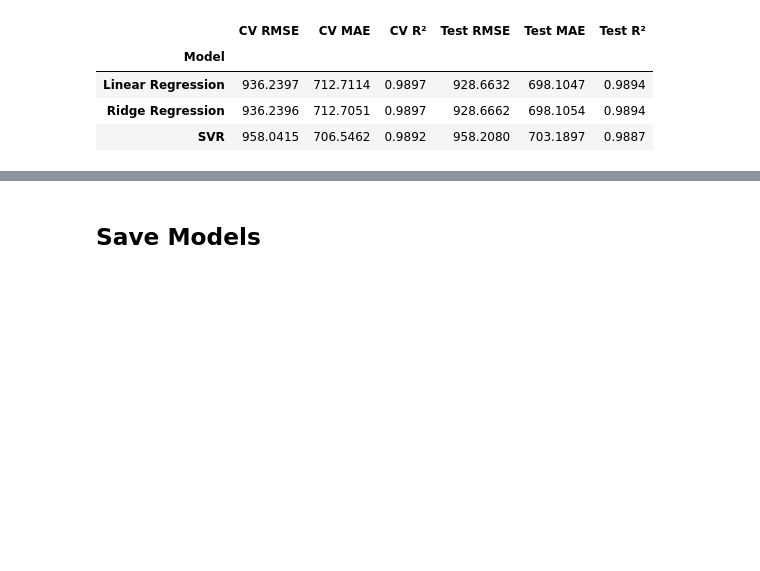
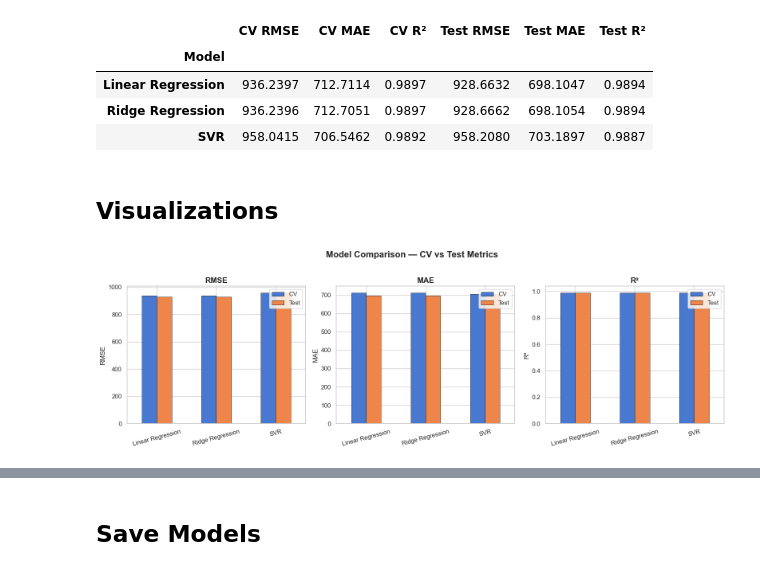
Before and after one commit to HelloPenguin1/Paddy_Yield_Prediction, a Jupyter notebook: model_training/05_baseline_traditional_models.ipynb, the cells around one changed output, grey strips where cells are left out. Drawn from its saved outputs; the diff is of its cells as text; code cells hidden in the pictures; blank space fills up the shorter version.

Commit message:
add reports

```diff
--- a/model_training/05_baseline_traditional_models.ipynb
+++ b/model_training/05_baseline_traditional_models.ipynb
@@ -11,16 +11,21 @@ import joblib
 import os
 import warnings
 
+import matplotlib.pyplot as plt
+import seaborn as sns
+
 from sklearn.model_selection import train_test_split, KFold, cross_validate, GridSearchCV
 from sklearn.linear_model import LinearRegression, Ridge
 from sklearn.svm import SVR
 from sklearn.metrics import mean_squared_error, mean_absolute_error, r2_score
 
 warnings.filterwarnings("ignore")
+sns.set_theme(style="whitegrid", palette="muted")
 
 RANDOM_SEED = 42
 DATA_PATH = os.path.join("..", "data", "after_Feature_Selection", "rf_selected_classic.csv")
 MODELS_DIR = os.path.join("..", "models")
+REPORTS_DIR = os.path.join("..", "reports")
 TARGET_COL = "Paddy yield(in Kg)"
 
 os.makedirs(MODELS_DIR, exist_ok=True)
@@ -178,3 +183,23 @@ results_df.style.format("{:.4f}").highlight_min(
 | Linear Regression | 936.2397 | 712.7114 | 0.9897 | 928.6632 | 698.1047 | 0.9894 |
 | Ridge Regression | 936.2396 | 712.7051 | 0.9897 | 928.6662 | 698.1054 | 0.9894 |
 | SVR | 958.0415 | 706.5462 | 0.9892 | 958.2080 | 703.1897 | 0.9887 |
+# %% [markdown]
+## Visualizations
+# %%
+fig, axes = plt.subplots(1, 3, figsize=(16, 5))
+
+for ax, (metric, higher_better) in zip(axes, [("RMSE", False), ("MAE", False), ("R²", True)]):
+    cv_col, test_col = f"CV {metric}", f"Test {metric}"
+    plot_df = results_df[[cv_col, test_col]].rename(columns={cv_col: "CV", test_col: "Test"})
+    plot_df.plot.bar(ax=ax, rot=15, edgecolor="black", linewidth=0.5)
+    ax.set_title(metric, fontsize=14, fontweight="bold")
+    ax.set_ylabel(metric)
+    ax.set_xlabel("")
+    ax.legend(frameon=True)
+
+plt.suptitle("Model Comparison — CV vs Test Metrics", fontsize=16, fontweight="bold", y=1.02)
+plt.tight_layout()
+plt.savefig(os.path.join(REPORTS_DIR, "baseline_metrics_comparison.png"), dpi=150, bbox_inches="tight")
+plt.show()
+# %% [output]
+[figure, added]
```
Also changed, not shown: parts of 5 cells of this notebook, 3 other files.
